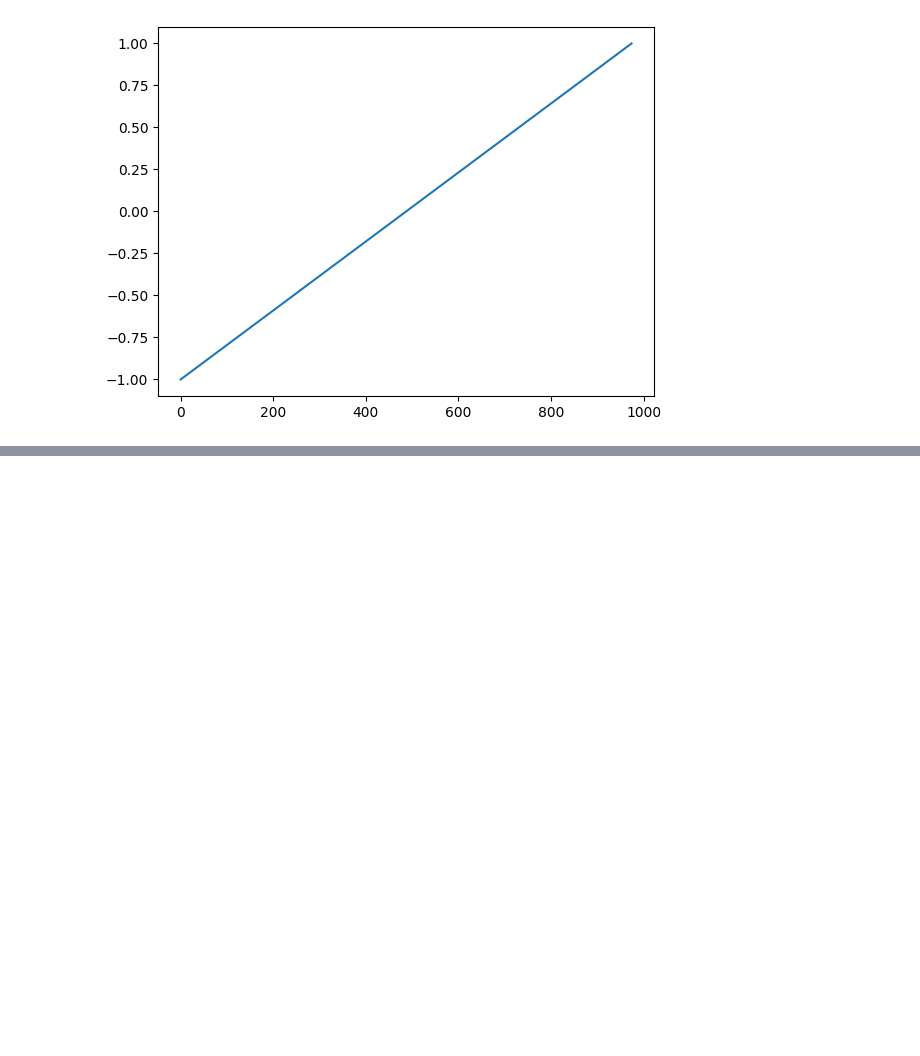
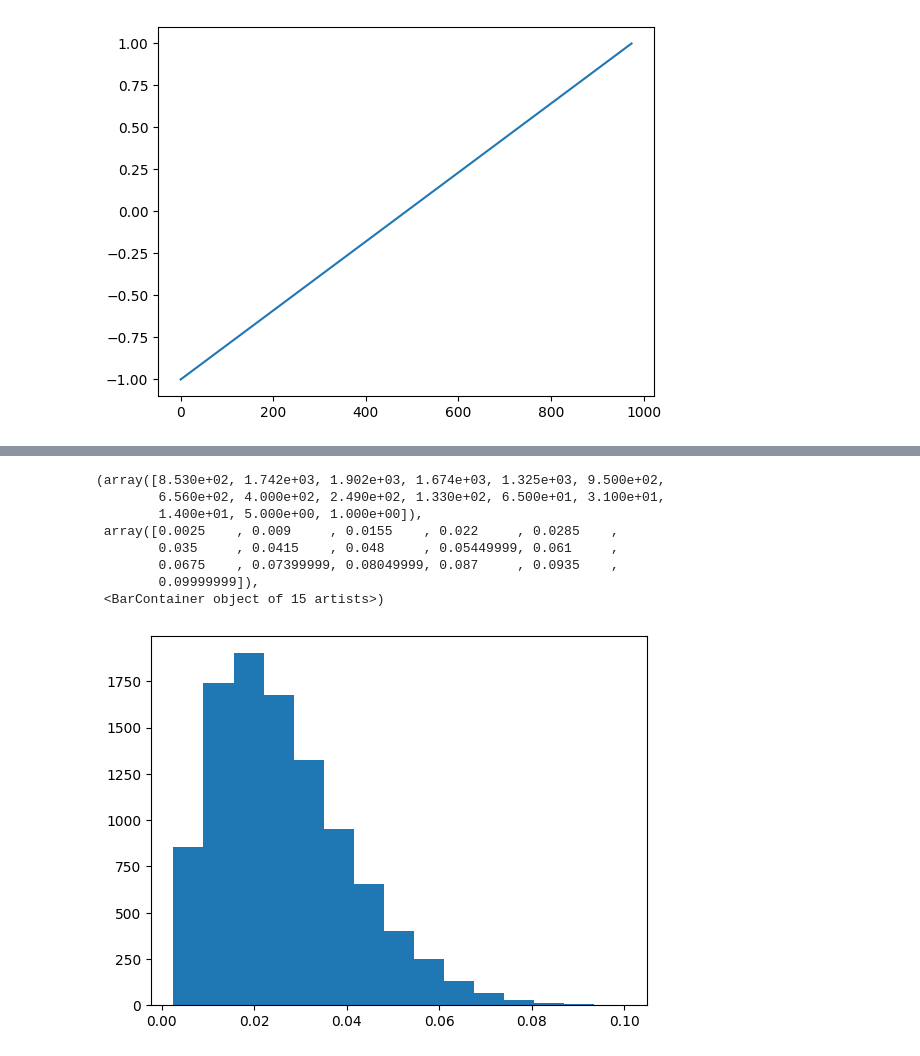
Before and after one commit to phscald/doc_jaxpi, a Jupyter notebook: examples/geom3x3_2ph_mu_don_3_scale_3/b.ipynb, the cells around one changed output, grey strips where cells are left out. Saved outputs shown, nothing was run; the diff lists cells and outputs as text; code cells hidden in the pictures; blank space fills up the shorter version.

```diff
--- a/examples/geom3x3_2ph_mu_don_3_scale_3/b.ipynb
+++ b/examples/geom3x3_2ph_mu_don_3_scale_3/b.ipynb
@@ -63,0 +98,19 @@ plt.plot(mu)
+# %%
+key = jax.random.key(10000)
+mu = [.0025, .1]
+alpha_dist, beta_dist = 2 , 8
+# mus = jax.random.beta(key, alpha_dist, beta_dist, shape=(10000,))
+mus = jax.random.uniform(key, shape=(10000, ), minval = mu[0], maxval = mu[1])
+# mus = (mus - mus.min()) / (mus.max() - mus.min())
+mus = mu[0] + mus * (mu[1] - mu[0])
+plt.hist(mus, bins=15)
+# %% [output]
+(array([8.530e+02, 1.742e+03, 1.902e+03, 1.674e+03, 1.325e+03, 9.500e+02,
+        6.560e+02, 4.000e+02, 2.490e+02, 1.330e+02, 6.500e+01, 3.100e+01,
+        1.400e+01, 5.000e+00, 1.000e+00]),
+ array([0.0025    , 0.009     , 0.0155    , 0.022     , 0.0285    ,
+        0.035     , 0.0415    , 0.048     , 0.05449999, 0.061     ,
+        0.0675    , 0.07399999, 0.08049999, 0.087     , 0.0935    ,
+        0.09999999]),
+ <BarContainer object of 15 artists>)
+[figure, added]
```
Also changed, not shown: parts of 6 cells of this notebook, 8 other files.
